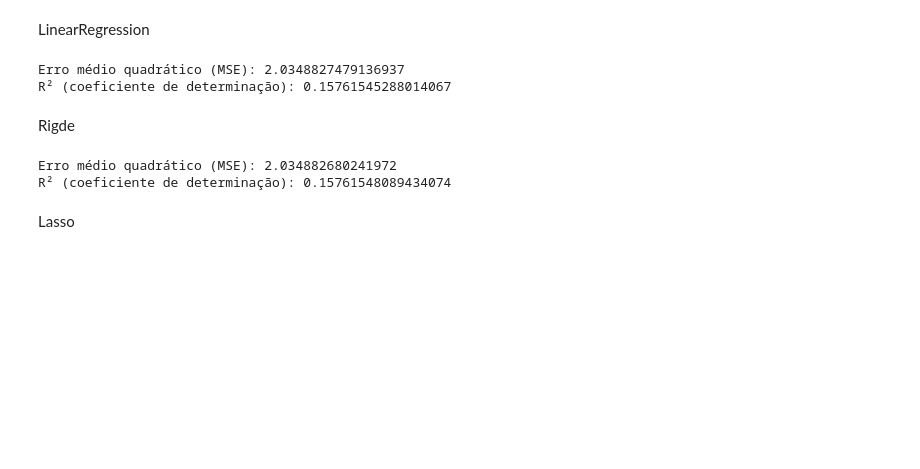
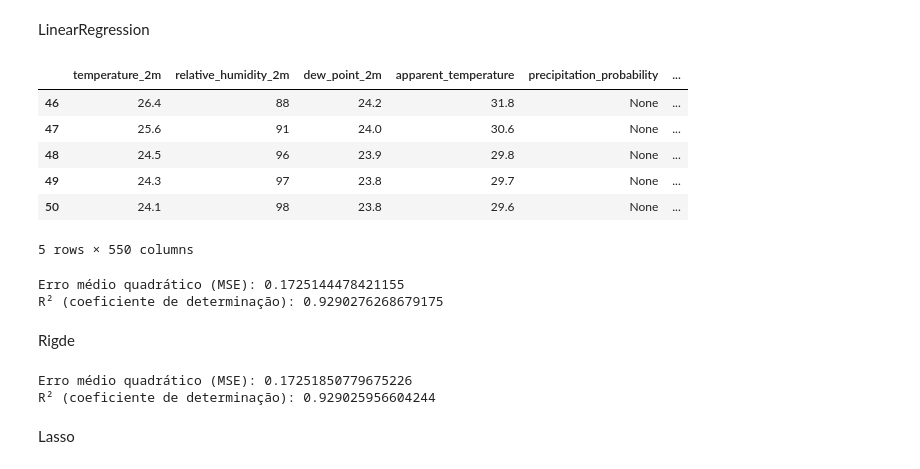
Before and after one commit to Migz2/Enchentes, a Jupyter notebook: notebooks/main.ipynb, the cells around one changed output. Cells and saved outputs as stored; diff of their text form; code cells hidden in the pictures; blank space fills up the shorter version.

```diff
--- a/notebooks/main.ipynb
+++ b/notebooks/main.ipynb
@@ -218,3 +206,15 @@ SVR
 GXBoost
 # %% [markdown]
 LinearRegression
+# %%
+# create a list of features except time and features starting with water_level
+features = [column for column in train_df.columns if column not in ['time'] + [f"water_level_next_{h}h" for h in [1, 3, 6, 12, 24]]]
+train_df[features].head()
+# %% [output]
+|  | temperature_2m | relative_humidity_2m | dew_point_2m | apparent_temperature | precipitation_probability | ... |
+| 46 | 26.4 | 88 | 24.2 | 31.8 | None | ... |
+| 47 | 25.6 | 91 | 24.0 | 30.6 | None | ... |
+| 48 | 24.5 | 96 | 23.9 | 29.8 | None | ... |
+| 49 | 24.3 | 97 | 23.8 | 29.7 | None | ... |
+| 50 | 24.1 | 98 | 23.8 | 29.6 | None | ... |
+5 rows × 550 columns
@@ -221,31 +225,25 @@ LinearRegression
 # %%
 from sklearn.linear_model import LinearRegression
-X = train_df[['temperature_2m', 'relative_humidity_2m', 'rain', 'rain_24h', 'temperature_24h_avg', 'humidity_24h_avg']]
-y = train_df['water_level_next_24h']
-X_train, X_test, y_train, y_test = train_test_split(X, y, test_size=0.2, random_state=42)
 mliearn = LinearRegression()
-mliearn.fit(X_train, y_train)
-y_pred = mliearn.predict(X_test)
+mliearn.fit(X_train.fillna(0), y_train)
+y_pred = mliearn.predict(X_test.fillna(0))
 print("Erro médio quadrático (MSE):", mean_squared_error(y_test, y_pred))
 print("R² (coeficiente de determinação):", r2_score(y_test, y_pred))
 # %% [output]
-Erro médio quadrático (MSE): 2.0348827479136937
-R² (coeficiente de determinação): 0.15761545288014067
+Erro médio quadrático (MSE): 0.1725144478421155
+R² (coeficiente de determinação): 0.9290276268679175
 # %% [markdown]
 Rigde
 # %%
 from sklearn.linear_model import Ridge
-X = train_df[['temperature_2m', 'relative_humidity_2m', 'rain', 'rain_24h', 'temperature_24h_avg', 'humidity_24h_avg']]
-y = train_df['water_level_next_24h']
-X_train, X_test, y_train, y_test = train_test_split(X, y, test_size=0.2, random_state=42)
 mridge = Ridge(alpha=1.0)
-mridge.fit(X_train, y_train)
-y_pred = mridge.predict(X_test)
+mridge.fit(X_train.fillna(0), y_train)
+y_pred = mridge.predict(X_test.fillna(0))
 print("Erro médio quadrático (MSE):", mean_squared_error(y_test, y_pred))
 print("R² (coeficiente de determinação):", r2_score(y_test, y_pred))
 # %% [output]
-Erro médio quadrático (MSE): 2.034882680241972
-R² (coeficiente de determinação): 0.15761548089434074
+Erro médio quadrático (MSE): 0.17251850779675226
+R² (coeficiente de determinação): 0.929025956604244
 # %% [markdown]
 Lasso
 # %%
```
Also changed, not shown: parts of 16 cells of this notebook, 3 other files.
